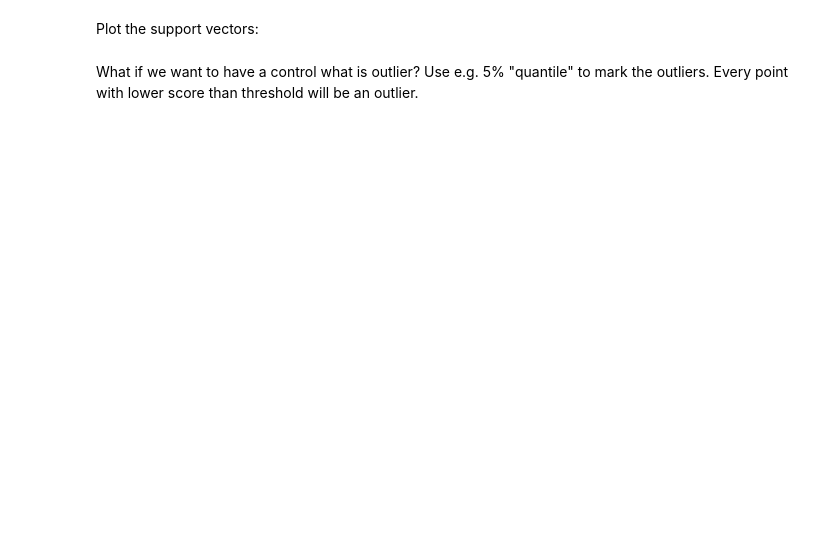
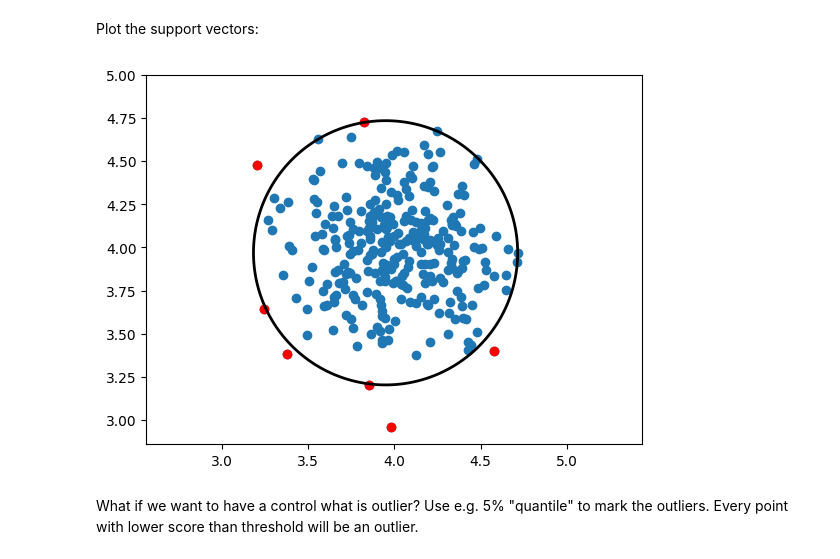
Before and after one commit to slavajda02/MPA-MLF, a Jupyter notebook: LAB-03/MPA_MLF_SVM_2students_comments.ipynb, the cells around one changed output. Cells and saved outputs as stored; diff of their text form; code cells hidden in the pictures; blank space fills up the shorter version.

```diff
--- a/LAB-03/MPA_MLF_SVM_2students_comments.ipynb
+++ b/LAB-03/MPA_MLF_SVM_2students_comments.ipynb
@@ -120,5 +166,21 @@ plt.show()
 # %% [markdown]
 Plot the support vectors:
+# %%
+xx, yy = np.meshgrid(np.linspace(3, 5 , 500), np.linspace(3, 5 , 500))
+
+
+Z = SVMmodelOne.decision_function(np.c_[xx.ravel(), yy.ravel()])
+Z = Z.reshape(xx.shape)
+
+plt.scatter(x[:,0], x[:,1])
+plt.scatter(values[:,0], values[:,1], color='red')
+
+
+plt.contour(xx, yy, Z, levels=[0], linewidths=2, colors='black', label="Decision Boundary")
+plt.axis('equal')
+plt.show()
+# %% [output]
+[figure, added]
 # %% [markdown]
 What if we want to have a control what is outlier? Use e.g. 5% "quantile" to mark the outliers. Every point with lower score than threshold will be an outlier.
 # %%
```
Also changed, not shown: parts of 8 cells of this notebook.
